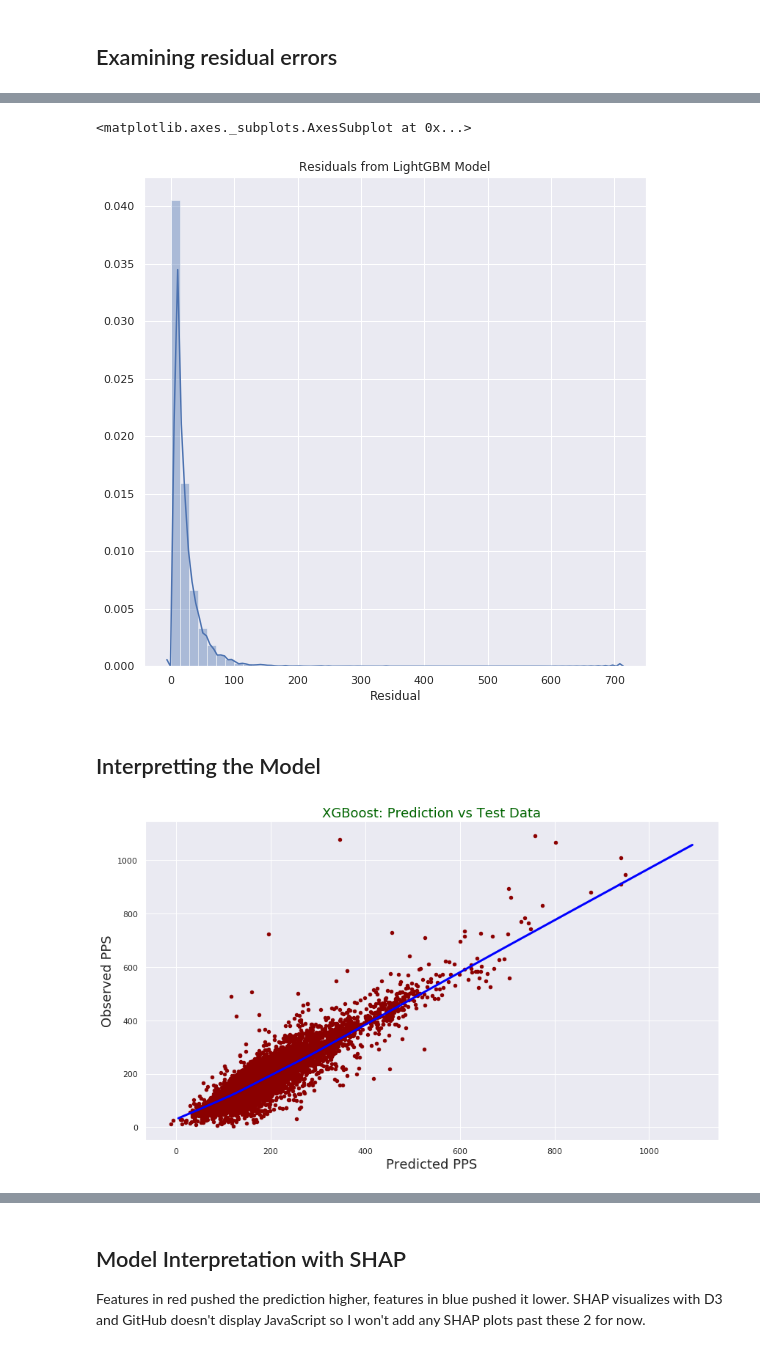
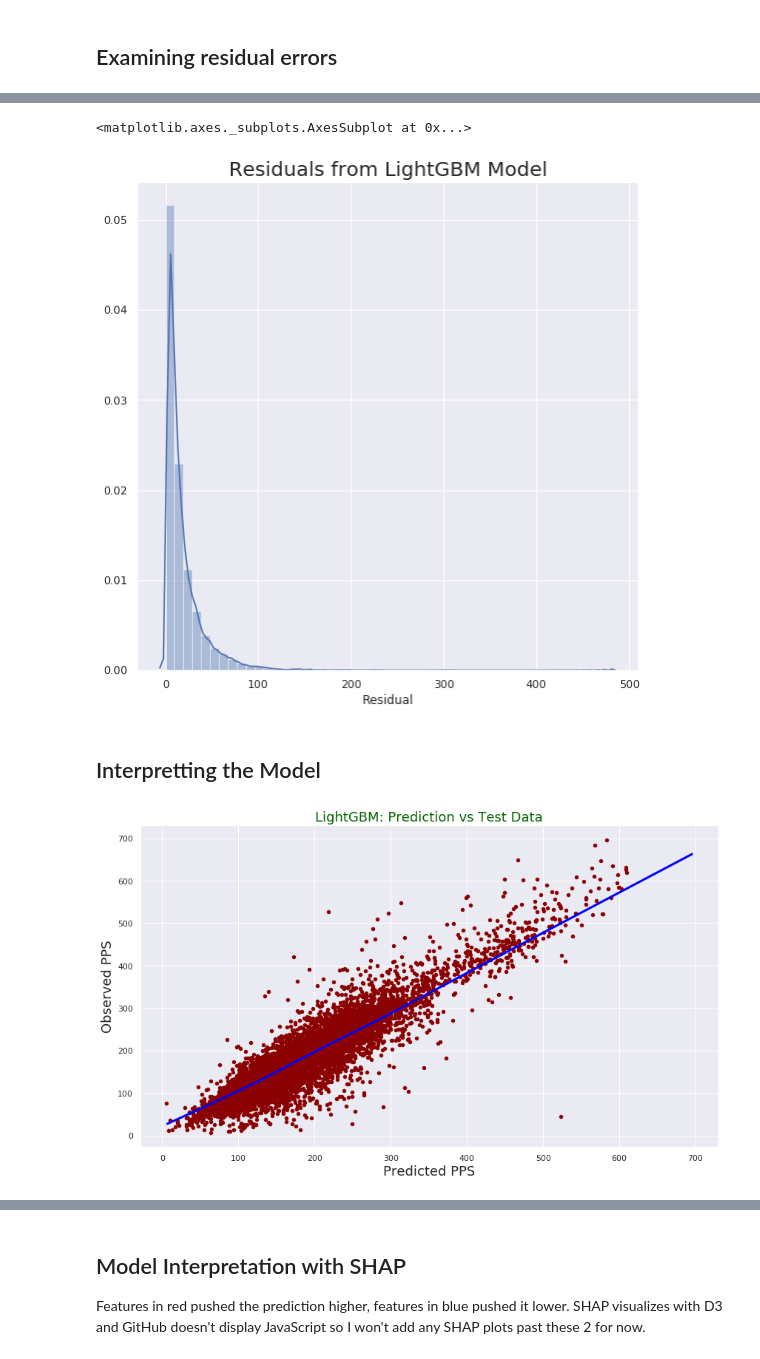
Before and after one commit to drewlehe/Nashville, a Jupyter notebook: PPS-model.ipynb, the cells around one changed output, grey strips where cells are left out. Saved outputs shown, nothing was run; the diff lists cells and outputs as text; code cells hidden in the pictures.

```diff
--- a/PPS-model.ipynb
+++ b/PPS-model.ipynb
@@ -213,16 +163,16 @@ from sklearn.metrics import mean_absolute_error
 from sklearn.metrics import r2_score
 from sklearn.metrics import mean_squared_log_error as MSLE
 # %%
-df2 = df[['Log NbhdRatio','Building Condition','Log SqFt','Log Fixtures','Building Type Custom','Building Grade','Exterior Wall','Year','Log NbhdPPS', 'PPS', 'Quarter', 'Log Assessment', 'Year Built', 'Zone']]
+df2 = df[['Log Built','Log NbhdRatio','Building Condition','Log SqFt','Log Fixtures','Building Type Custom','Building Grade','Exterior Wall','Year','Log NbhdPPS', 'PPS', 'Quarter', 'Log Assessment', 'Year Built', 'Zone']]
 df2=df2.dropna()
 # %%
 #dtreeviz doesn't work with features whose names have spaces.
-df2.columns = ['Log-NbhdRatio', 'Building-Condition', 'Log-SqFt', 'Log-Fixtures',
+df2.columns = ['Log-Built','Log-NbhdRatio', 'Building-Condition', 'Log-SqFt', 'Log-Fixtures',
        'Building-Type-Custom', 'Building-Grade', 'Exterior-Wall', 'Year',
        'Log-NbhdPPS', 'PPS', 'Quarter', 'Log-Assessment', 'Year-Built', 'Zone']
 # %%
 from sklearn.model_selection import train_test_split
-X= pd.get_dummies(df2[['Zone','Log-NbhdPPS','Building-Grade','Log-SqFt','Year', 'Log-Assessment','Log-Fixtures','Exterior-Wall', 'Year-Built']])
+X= pd.get_dummies(df2[['Log-Built','Log-NbhdPPS','Log-NbhdRatio','Log-SqFt','Year','Log-Fixtures', 'Quarter','Building-Grade', 'Building-Type-Custom', 'Log-Assessment']])
 y=df2['PPS']
 X_train, X_test, y_train, y_test = train_test_split(X, y, test_size=0.28, random_state=42)
 # %%
@@ -313,17 +255,19 @@ import lightgbm as lgb
 dtrain = lgb.Dataset(X_train, label=y_train)
 dvalid = lgb.Dataset(X_test,y_test)
 evals_result={}
-params = {'learning_rate': 0.18, 'max_depth': 5, 'min_child_weight': 30, 'n_estimators': 500, 'num_leaves': 350}
+params = {'objective':'regression_l1', 'max_depth': 6,'reg_alpha':2, 'metric':'l1',
+          'min_child_weight': 40, 'n_estimators': 1000, 'num_leaves': 250}
 gbm = lgb.train(params=params,
                 train_set= dtrain,
                 valid_sets=[dtrain, dvalid],
-                num_boost_round=100,
                 evals_result=evals_result,
-                verbose_eval=10)
+                verbose_eval=100)
 y_predgbm=gbm.predict(X_test)
 print('RMSE: {}'.format(MSE(y_test,y_predgbm)**0.5))
 print('Median Absolute Error: {}'.format(MAE(y_test,y_predgbm)))
 print('Mean Absolute Error: {}'.format(mean_absolute_error(y_test, y_predgbm)))
 print('Coefficient of Determination: {}'.format(r2_score(y_test, y_predgbm)))
-print('Mean Squared Logarithmic Error: {}'.format(MSLE(np.abs(y_predgbm),np.abs(y_test))))
+print('Root Mean Squared Logarithmic Error: {}'.format(MSLE(np.abs(y_predgbm),np.abs(y_test))**0.5))
+lgb.plot_metric(booster=evals_result)
+lgb.plot_importance(gbm, max_num_features=10)
 # %% [output]
@@ -452,26 +408,26 @@ copiedlgb.nlargest(15, 'Residual')
 # %%
 plt.figure(figsize=(9,9))
-plt.title('Residuals from LightGBM Model')
+plt.title('Residuals from LightGBM Model',fontsize=20)
 sns.distplot(copiedlgb.Residual.dropna())
 # %% [output]
 <matplotlib.axes._subplots.AxesSubplot at 0x...>
-[figure, old version]
+[figure, new version]
 # %% [markdown]
 ## Interpretting the Model
 # %%
 import statsmodels as sm
 lowess = sm.nonparametric.smoothers_lowess.lowess
-z = lowess(y_predxg, y_test)
-test = pd.DataFrame({"prediction": copiedxg['Predicted'], "observed": copiedxg['Actual']})
+z = lowess(y_predgbm, y_test)
+test = pd.DataFrame({"prediction": copiedlgb['Predicted'], "observed": copiedlgb['Actual']})
 test.plot(figsize = [14,8],
           x ="prediction", y = "observed", kind = "scatter", color = 'darkred')
-plt.title("XGBoost: Prediction vs Test Data", fontsize = 18, color = "darkgreen")
+plt.title("LightGBM: Prediction vs Test Data", fontsize = 18, color = "darkgreen")
 plt.xlabel("Predicted PPS", fontsize = 18)
 plt.ylabel("Observed PPS", fontsize = 18)
 plt.plot(z[:,0], z[:,1], color = "blue", lw= 3)
 plt.show()
 # %% [output]
-[figure, old version]
+[figure, new version]
 # %%
 from mpl_toolkits.mplot3d import Axes3D
 import matplotlib.pyplot as plt
```
Also changed, not shown: parts of 40 cells of this notebook.
